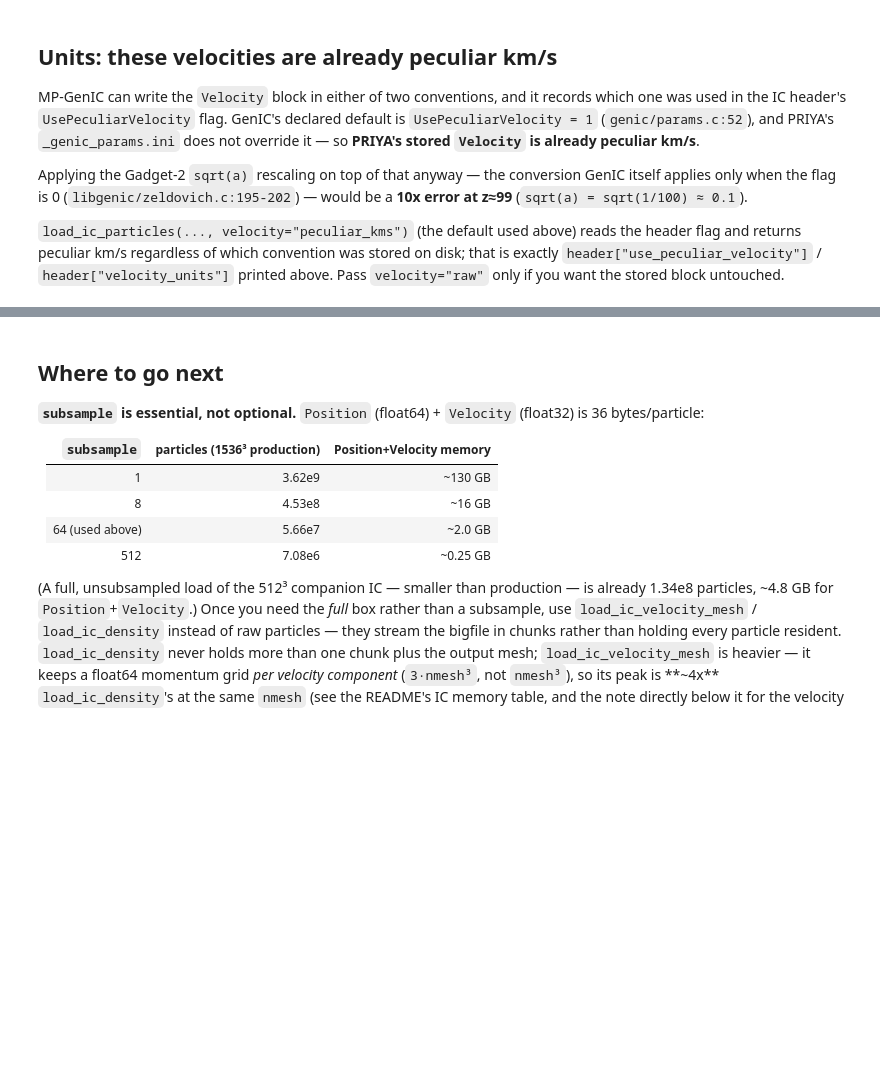
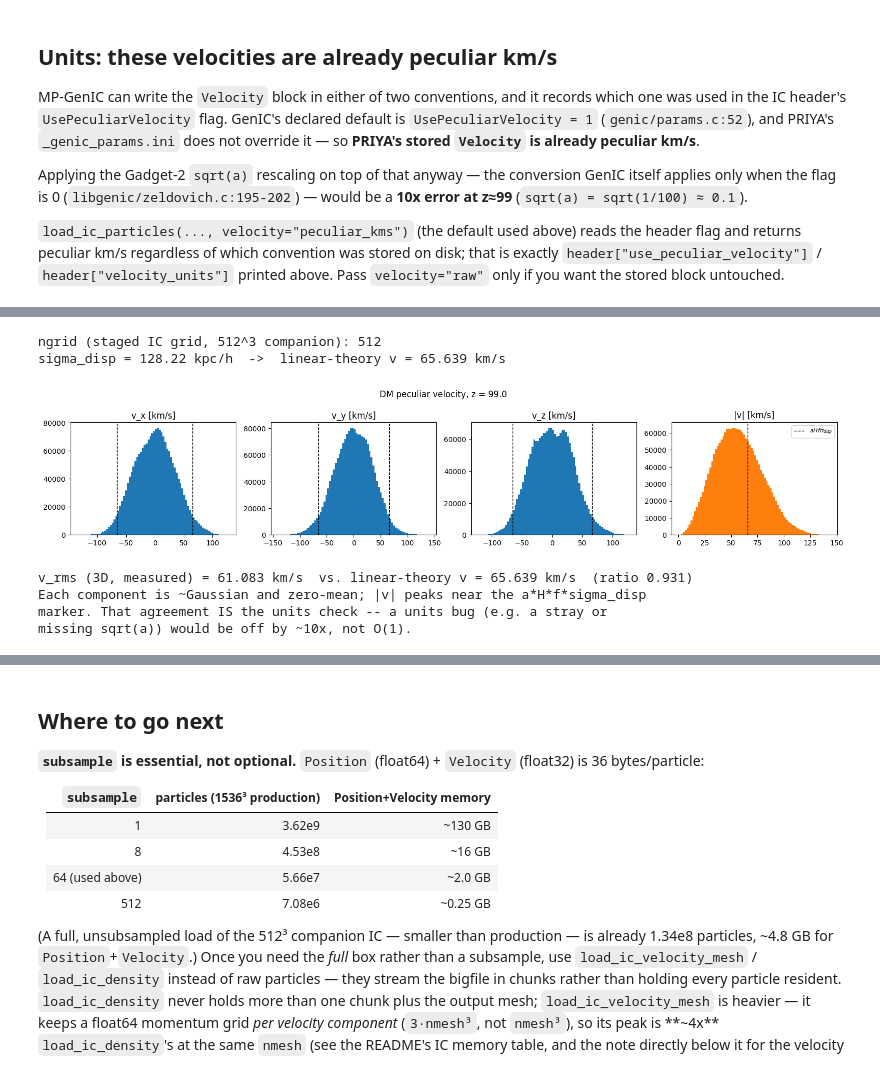
Before and after one commit to jibanCat/priya_loader, a Jupyter notebook: notebooks/ic_particles.ipynb, the cells around one changed output, grey strips where cells are left out. Saved outputs shown, nothing was run; the diff lists cells and outputs as text; code cells hidden in the pictures; blank space fills up the shorter version.

```diff
--- a/notebooks/ic_particles.ipynb
+++ b/notebooks/ic_particles.ipynb
@@ -114,7 +178,7 @@ from priya_loader import units
 
 with bigfile.File(str(ic_dir)) as bf:
     ngrid = int(round(bf["1/Position"].size ** (1.0 / 3.0)))   # from the full block, not the subsample
-print("ngrid (production grid):", ngrid)
+print(f"ngrid (staged IC grid, {ic_grid_kind}):", ngrid)
 
 id_data, _ = load_ic_particles(ic_dir, ptype="dm", columns=("ID",), subsample=64)
 ids = id_data["ID"].astype(np.int64)                      # same stride as cell above -> same particles
@@ -122,33 +186,46 @@ npart_total = ngrid ** 3
 lag = (ids - 1) % npart_total                              # row-major Lagrangian index
 q = np.stack([lag // (ngrid * ngrid), (lag // ngrid) % ngrid, lag % ngrid], axis=1) * (box_kpc_h / ngrid)
 d = data["Position"] - q
 d -= box_kpc_h * np.round(d / box_kpc_h)                    # periodic minimum image
 sigma_disp_kpc_h = float(np.sqrt((d ** 2).sum(axis=1).mean()))
 
 a, z = header["scale_factor"], header["redshift"]
 om, ol, h = header["Omega0"], header["OmegaLambda"], header["hubble"]
 H = units.hubble_z(z, om, ol, h)                            # km/s/Mpc (h already baked in)
 f = units.growth_rate(z, om, ol)
 v_linear = a * H * f * (sigma_disp_kpc_h / 1000.0 / h)       # kpc/h -> comoving Mpc, same as hubble_z's convention
 print(f"sigma_disp = {sigma_disp_kpc_h:.2f} kpc/h  ->  linear-theory v = {v_linear:.3f} km/s")
 
 vel = data["Velocity"]
 fig, ax = plt.subplots(1, 4, figsize=(16, 3.3))
 for i, comp in enumerate("xyz"):
     ax[i].hist(vel[:, i], bins=80, color="C0")
     ax[i].axvline(v_linear, color="k", ls="--", lw=1)
     ax[i].axvline(-v_linear, color="k", ls="--", lw=1)
     ax[i].set_title(f"v_{comp} [km/s]")
 speed = np.sqrt((vel ** 2).sum(axis=1))
 ax[3].hist(speed, bins=80, color="C1")
 ax[3].axvline(v_linear, color="k", ls="--", lw=1, label=r"$aHf\sigma_{disp}$")
 ax[3].set_title("|v| [km/s]"); ax[3].legend(fontsize=8)
 plt.suptitle(f"DM peculiar velocity, z = {header['redshift']:.1f}")
 plt.tight_layout(); plt.show()
 
+# Same "measured" definition as test_real_ic.py::test_real_ic_velocity_matches_linear_theory:
+# 3D rms speed = sqrt(mean_i(vx_i^2 + vy_i^2 + vz_i^2)).
+v_rms = float(np.sqrt((vel ** 2).sum(axis=1).mean()))
+print(f"v_rms (3D, measured) = {v_rms:.3f} km/s  vs. linear-theory v = {v_linear:.3f} km/s"
+      f"  (ratio {v_rms / v_linear:.3f})")
 print("Each component is ~Gaussian and zero-mean; |v| peaks near the a*H*f*sigma_disp")
 print("marker. That agreement IS the units check -- a units bug (e.g. a stray or")
 print("missing sqrt(a)) would be off by ~10x, not O(1).")
+# %% [output]
+ngrid (staged IC grid, 512^3 companion): 512
+sigma_disp = 128.22 kpc/h  ->  linear-theory v = 65.639 km/s
+[figure, added]
+v_rms (3D, measured) = 61.083 km/s  vs. linear-theory v = 65.639 km/s  (ratio 0.931)
+Each component is ~Gaussian and zero-mean; |v| peaks near the a*H*f*sigma_disp
+marker. That agreement IS the units check -- a units bug (e.g. a stray or
+missing sqrt(a)) would be off by ~10x, not O(1).
 # %%
 # v is the potential flow of delta_1 in linear theory (v ~ i k/k^2 * delta_1), so a
 # velocity-field slice and the matching delta_1 slice should visibly track each
```
Also changed, not shown: parts of 4 cells of this notebook.
